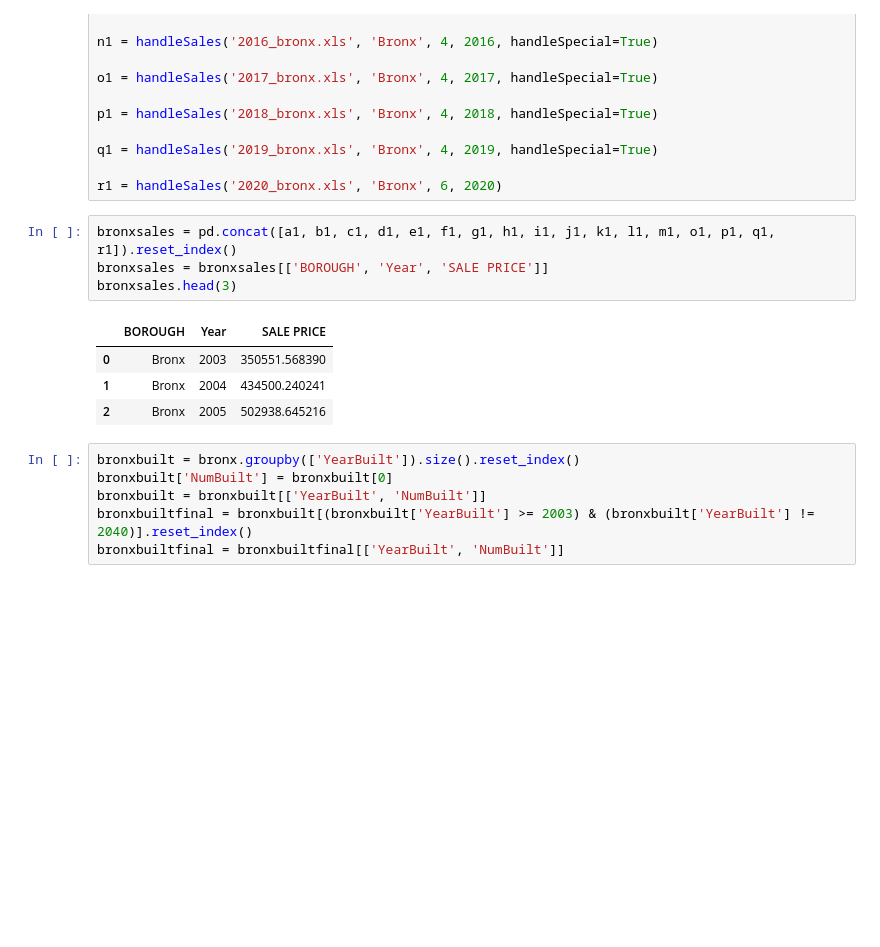
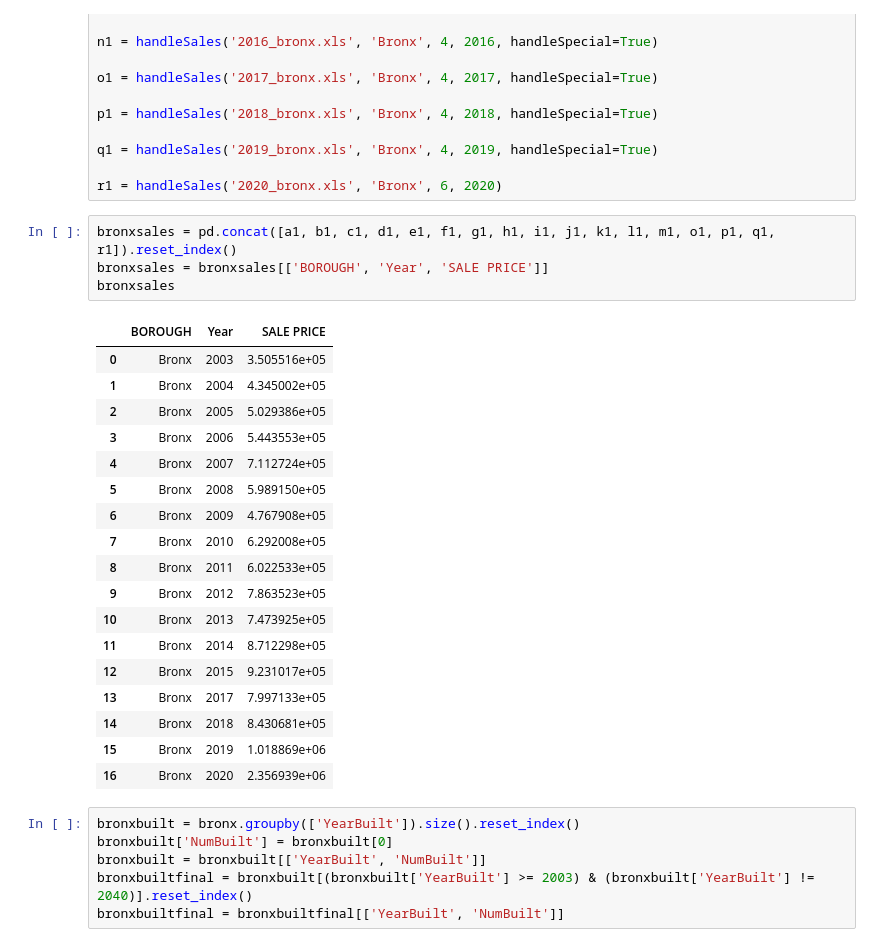
Before and after one commit to RobertBangiyev/ZoningandHousing, a Jupyter notebook: Robert Bangiyev - Final Project.ipynb, the cells around one changed output. Drawn from its saved outputs; the diff is of its cells as text; blank space fills up the shorter version.

```diff
--- a/Robert Bangiyev - Final Project.ipynb
+++ b/Robert Bangiyev - Final Project.ipynb
@@ -197,12 +224,26 @@ r1 = handleSales('2020_bronx.xls', 'Bronx', 6, 2020)
 # %%
 bronxsales = pd.concat([a1, b1, c1, d1, e1, f1, g1, h1, i1, j1, k1, l1, m1, o1, p1, q1, r1]).reset_index()
 bronxsales = bronxsales[['BOROUGH', 'Year', 'SALE PRICE']]
-bronxsales.head(3)
+bronxsales
 # %% [output]
 |  | BOROUGH | Year | SALE PRICE |
-| 0 | Bronx | 2003 | 350551.568390 |
-| 1 | Bronx | 2004 | 434500.240241 |
-| 2 | Bronx | 2005 | 502938.645216 |
+| 0 | Bronx | 2003 | 3.505516e+05 |
+| 1 | Bronx | 2004 | 4.345002e+05 |
+| 2 | Bronx | 2005 | 5.029386e+05 |
+| 3 | Bronx | 2006 | 5.443553e+05 |
+| 4 | Bronx | 2007 | 7.112724e+05 |
+| 5 | Bronx | 2008 | 5.989150e+05 |
+| 6 | Bronx | 2009 | 4.767908e+05 |
+| 7 | Bronx | 2010 | 6.292008e+05 |
+| 8 | Bronx | 2011 | 6.022533e+05 |
+| 9 | Bronx | 2012 | 7.863523e+05 |
+| 10 | Bronx | 2013 | 7.473925e+05 |
+| 11 | Bronx | 2014 | 8.712298e+05 |
+| 12 | Bronx | 2015 | 9.231017e+05 |
+| 13 | Bronx | 2017 | 7.997133e+05 |
+| 14 | Bronx | 2018 | 8.430681e+05 |
+| 15 | Bronx | 2019 | 1.018869e+06 |
+| 16 | Bronx | 2020 | 2.356939e+06 |
 # %%
 bronxbuilt = bronx.groupby(['YearBuilt']).size().reset_index()
 bronxbuilt['NumBuilt'] = bronxbuilt[0]
```
Also changed, not shown: parts of 16 cells of this notebook, 1 other file.
